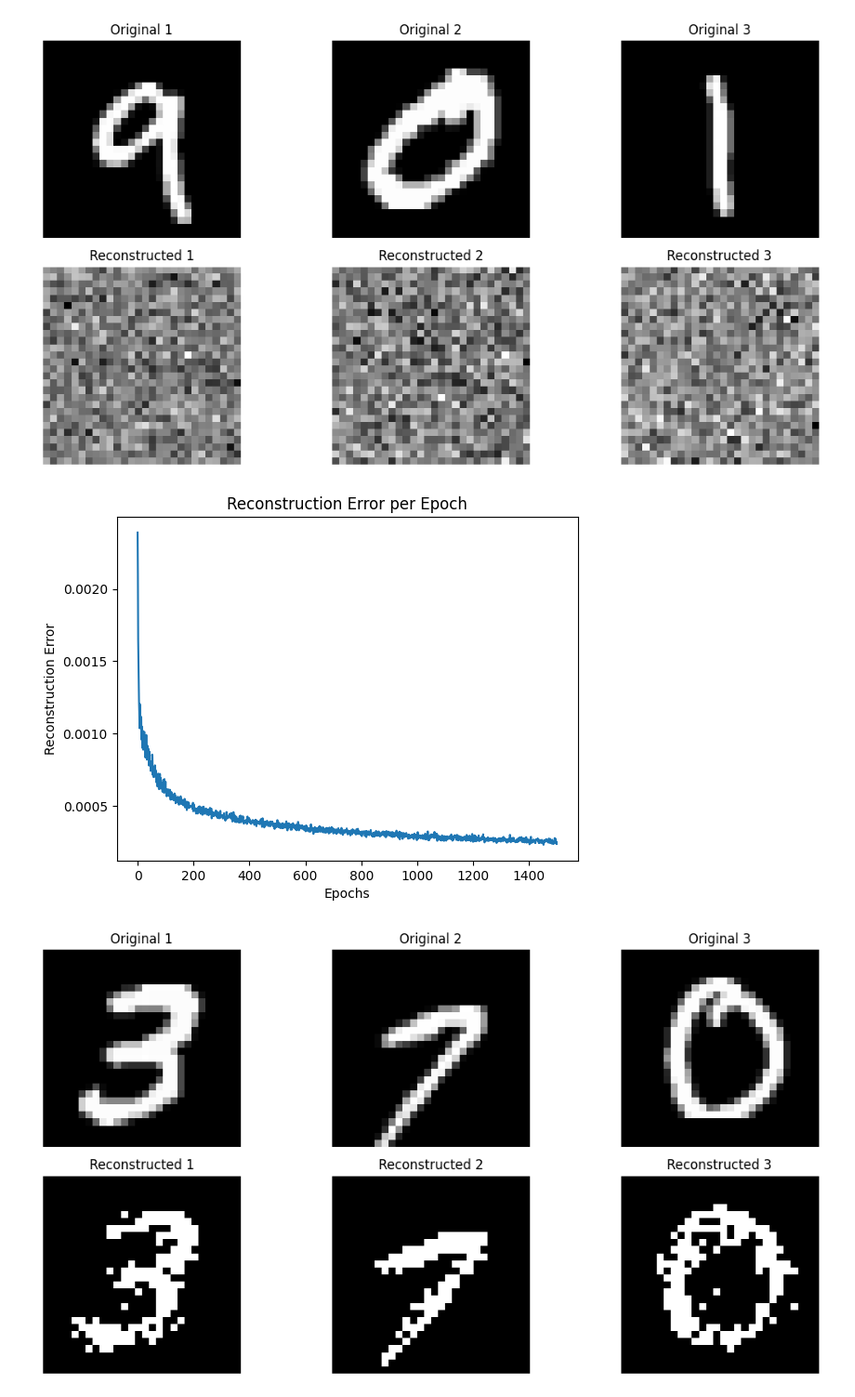
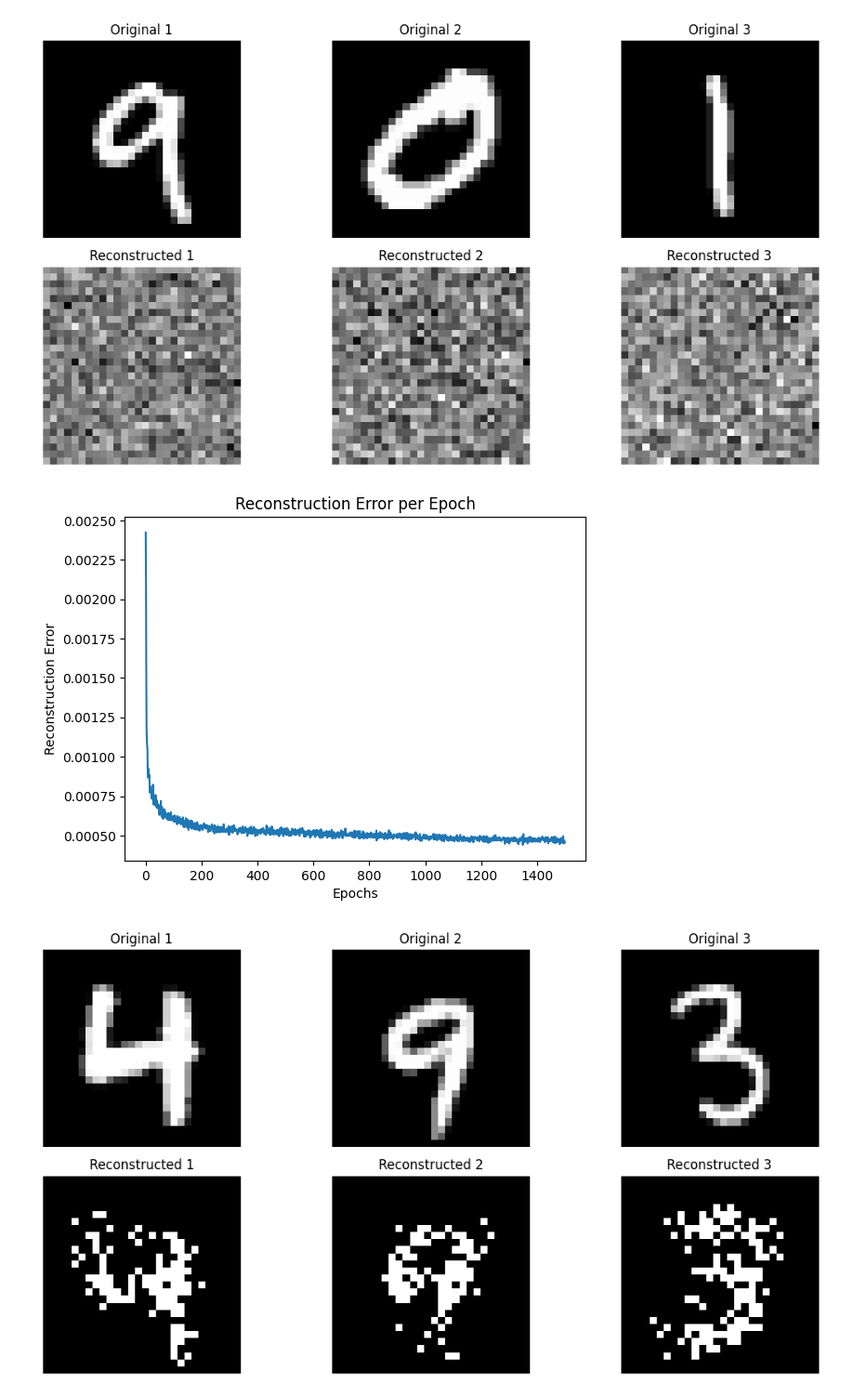
Before and after one commit to Milidoni0cris/Redes-Neuronales, a Jupyter notebook: TP2/TP2.ipynb, the cells around one changed output. Shown at 93% size. Drawn from its saved outputs; the diff is of its cells as text; code cells hidden in the pictures.

```diff
--- a/TP2/TP2.ipynb
+++ b/TP2/TP2.ipynb
@@ -817,36 +817,36 @@ def plot_random_images(original_images, reconstructed_images, n_images=3):
 
     # Graficar las imágenes reconstruidas
     for i, idx in enumerate(random_indices, 1):
         plt.subplot(2, n_images, n_images + i)
         plt.imshow(reconstructed_images[idx].reshape(28, 28), cmap='gray')
         plt.title(f'Reconstructed {i}')
         plt.axis('off')
 
     plt.tight_layout()
     plt.show()
 
 # Cargar el archivo .mat
 mat_file_path = 'datosTrain.mat'
 mat_data = scipy.io.loadmat(mat_file_path)
 
 # Asignar los datos de entrenamiento y prueba desde el archivo .mat
 train_images = mat_data['data']
 # Normalizar las imágenes para que estén en el rango [0, 1]
 train_images = train_images / 255.0
 
 # Crear la RBM y entrenar
-rbm_network = RBM(n_visible=784, n_hidden=100, learning_rate=0.1)  # Ajusta el número de neuronas ocultas y la tasa de aprendizaje
+rbm_network = RBM(n_visible=784, n_hidden=30, learning_rate=0.9)  # Ajusta el número de neuronas ocultas y la tasa de aprendizaje
 rbm_network.train(train_images, epochs=1500)  # Entrenamiento por 1500 épocas
 
 # Obtener las imágenes reconstruidas
 _, hidden_state = rbm_network.sample_hidden(train_images)
 reconstructed_images, _ = rbm_network.sample_visible(hidden_state)
 
 # Llamar a la función para graficar
 plot_random_images(train_images, reconstructed_images)
 # %% [output]
-[figure, old version]
+[figure, new version]
-[figure, old version]
+[figure, new version]
 # %%
 import numpy as np
 import matplotlib.pyplot as plt
```
Also changed, not shown: parts of 1 cell of this notebook.
